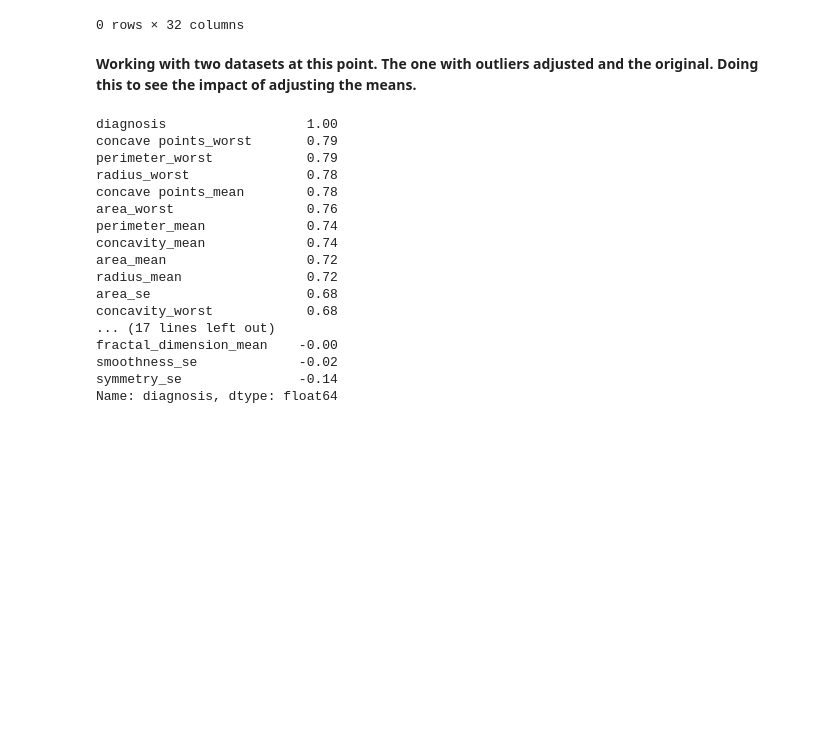
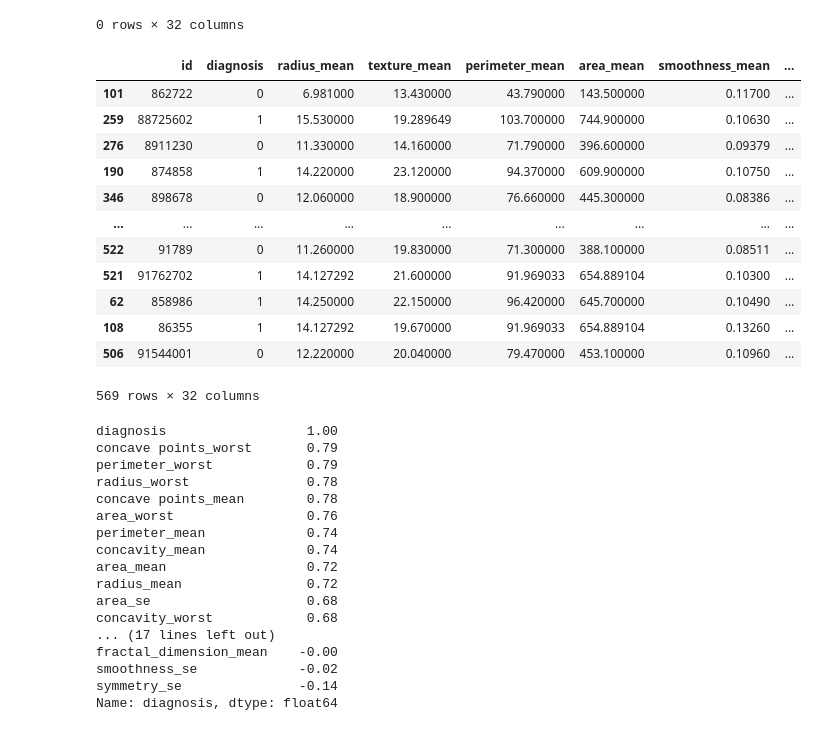
Before and after one commit to kurtgrothe/breast_cancer_ML, a Jupyter notebook: Breast_Cancer.ipynb, the cells around one changed output. Saved outputs shown, nothing was run; the diff lists cells and outputs as text; code cells hidden in the pictures; blank space fills up the shorter version.

```diff
--- a/Breast_Cancer.ipynb
+++ b/Breast_Cancer.ipynb
@@ -170,8 +189,22 @@ df_outliers # outliers removed
 # %% [output]
 |  | id | diagnosis | radius_mean | texture_mean | perimeter_mean | area_mean | smoothness_mean | ... |
 0 rows × 32 columns
-# %% [markdown]
-**Working with two datasets at this point. The one with outliers adjusted and the original.  Doing this to see the impact of adjusting the means.**
+# %%
+df
+# %% [output]
+|  | id | diagnosis | radius_mean | texture_mean | perimeter_mean | area_mean | smoothness_mean | ... |
+| 101 | 862722 | 0 | 6.981000 | 13.430000 | 43.790000 | 143.500000 | 0.11700 | ... |
+| 259 | 88725602 | 1 | 15.530000 | 19.289649 | 103.700000 | 744.900000 | 0.10630 | ... |
+| 276 | 8911230 | 0 | 11.330000 | 14.160000 | 71.790000 | 396.600000 | 0.09379 | ... |
+| 190 | 874858 | 1 | 14.220000 | 23.120000 | 94.370000 | 609.900000 | 0.10750 | ... |
+| 346 | 898678 | 0 | 12.060000 | 18.900000 | 76.660000 | 445.300000 | 0.08386 | ... |
+| ... | ... | ... | ... | ... | ... | ... | ... | ... |
+| 522 | 91789 | 0 | 11.260000 | 19.830000 | 71.300000 | 388.100000 | 0.08511 | ... |
+| 521 | 91762702 | 1 | 14.127292 | 21.600000 | 91.969033 | 654.889104 | 0.10300 | ... |
+| 62 | 858986 | 1 | 14.250000 | 22.150000 | 96.420000 | 645.700000 | 0.10490 | ... |
+| 108 | 86355 | 1 | 14.127292 | 19.670000 | 91.969033 | 654.889104 | 0.13260 | ... |
+| 506 | 91544001 | 0 | 12.220000 | 20.040000 | 79.470000 | 453.100000 | 0.10960 | ... |
+569 rows × 32 columns
 # %%
 cor = df.corr().round(2)
 cor.sort_values(['diagnosis'],ascending=False,inplace=True)
```
Also changed, not shown: parts of 11 cells of this notebook.
